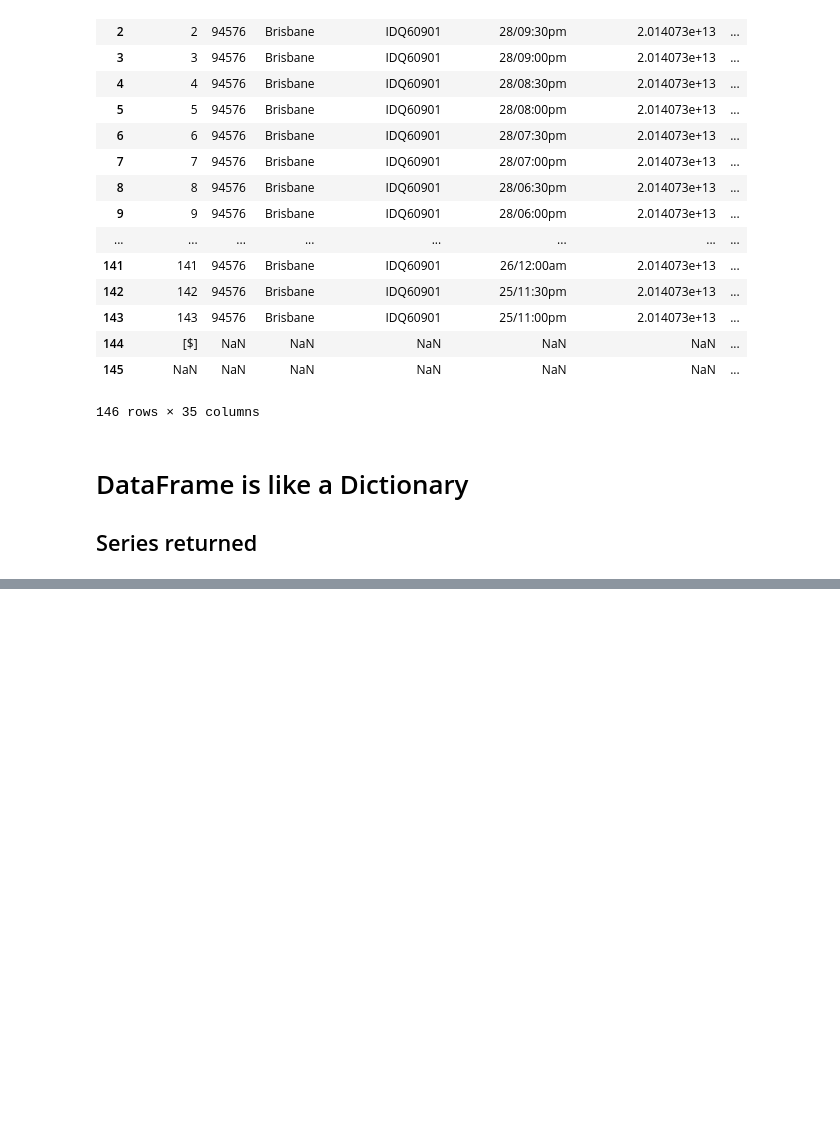
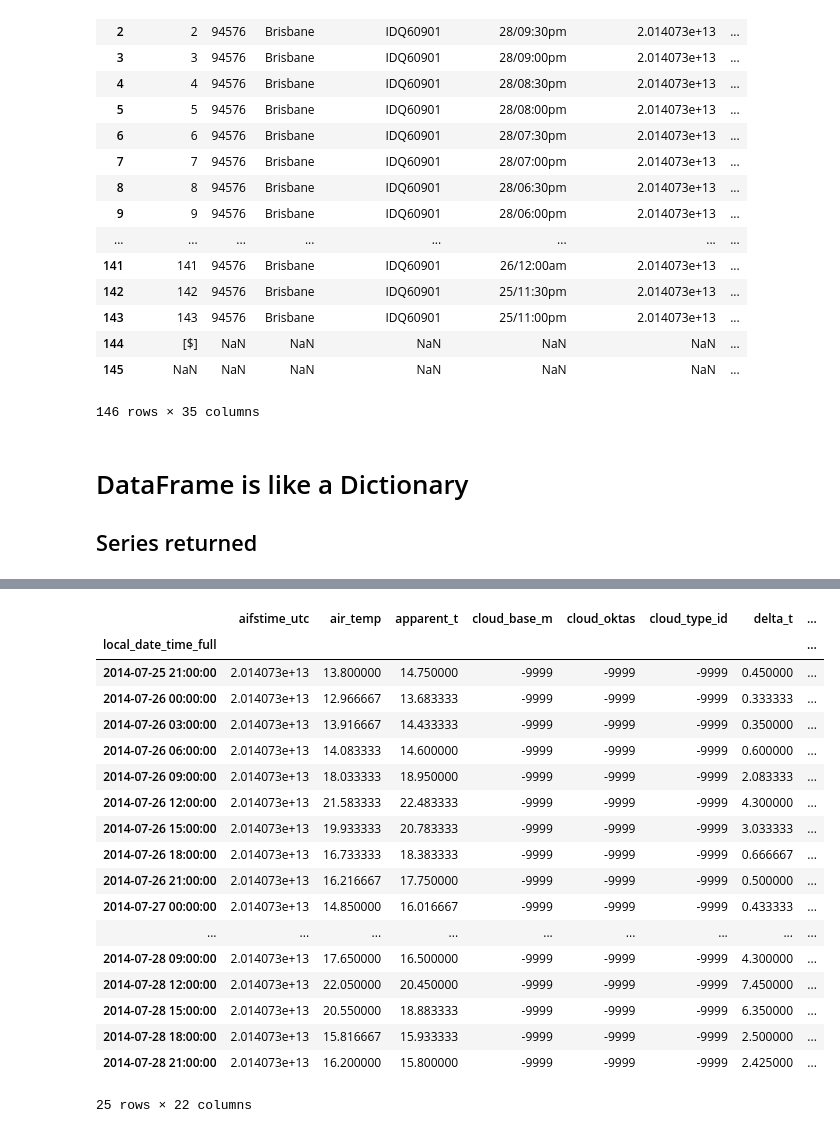
Before and after one commit to lexual/2014-PyConAU-Pandas-talk, a Jupyter notebook: slides.ipynb, the cells around one changed output, grey strips where cells are left out. Drawn from its saved outputs; the diff is of its cells as text; code cells hidden in the pictures; blank space fills up the shorter version.

```diff
--- a/slides.ipynb
+++ b/slides.ipynb
@@ -107,0 +532,22 @@ df
+# %%
+df.resample('3H', how='mean')
+# %% [output]
+|  | aifstime_utc | air_temp | apparent_t | cloud_base_m | cloud_oktas | cloud_type_id | delta_t | ... |
+| local_date_time_full |  |  |  |  |  |  |  | ... |
+| 2014-07-25 21:00:00 | 2.014073e+13 | 13.800000 | 14.750000 | -9999 | -9999 | -9999 | 0.450000 | ... |
+| 2014-07-26 00:00:00 | 2.014073e+13 | 12.966667 | 13.683333 | -9999 | -9999 | -9999 | 0.333333 | ... |
+| 2014-07-26 03:00:00 | 2.014073e+13 | 13.916667 | 14.433333 | -9999 | -9999 | -9999 | 0.350000 | ... |
+| 2014-07-26 06:00:00 | 2.014073e+13 | 14.083333 | 14.600000 | -9999 | -9999 | -9999 | 0.600000 | ... |
+| 2014-07-26 09:00:00 | 2.014073e+13 | 18.033333 | 18.950000 | -9999 | -9999 | -9999 | 2.083333 | ... |
+| 2014-07-26 12:00:00 | 2.014073e+13 | 21.583333 | 22.483333 | -9999 | -9999 | -9999 | 4.300000 | ... |
+| 2014-07-26 15:00:00 | 2.014073e+13 | 19.933333 | 20.783333 | -9999 | -9999 | -9999 | 3.033333 | ... |
+| 2014-07-26 18:00:00 | 2.014073e+13 | 16.733333 | 18.383333 | -9999 | -9999 | -9999 | 0.666667 | ... |
+| 2014-07-26 21:00:00 | 2.014073e+13 | 16.216667 | 17.750000 | -9999 | -9999 | -9999 | 0.500000 | ... |
+| 2014-07-27 00:00:00 | 2.014073e+13 | 14.850000 | 16.016667 | -9999 | -9999 | -9999 | 0.433333 | ... |
+| ... | ... | ... | ... | ... | ... | ... | ... | ... |
+| 2014-07-28 09:00:00 | 2.014073e+13 | 17.650000 | 16.500000 | -9999 | -9999 | -9999 | 4.300000 | ... |
+| 2014-07-28 12:00:00 | 2.014073e+13 | 22.050000 | 20.450000 | -9999 | -9999 | -9999 | 7.450000 | ... |
+| 2014-07-28 15:00:00 | 2.014073e+13 | 20.550000 | 18.883333 | -9999 | -9999 | -9999 | 6.350000 | ... |
+| 2014-07-28 18:00:00 | 2.014073e+13 | 15.816667 | 15.933333 | -9999 | -9999 | -9999 | 2.500000 | ... |
+| 2014-07-28 21:00:00 | 2.014073e+13 | 16.200000 | 15.800000 | -9999 | -9999 | -9999 | 2.425000 | ... |
+25 rows × 22 columns
```
Also changed, not shown: parts of 52 cells of this notebook, 4 other files.
